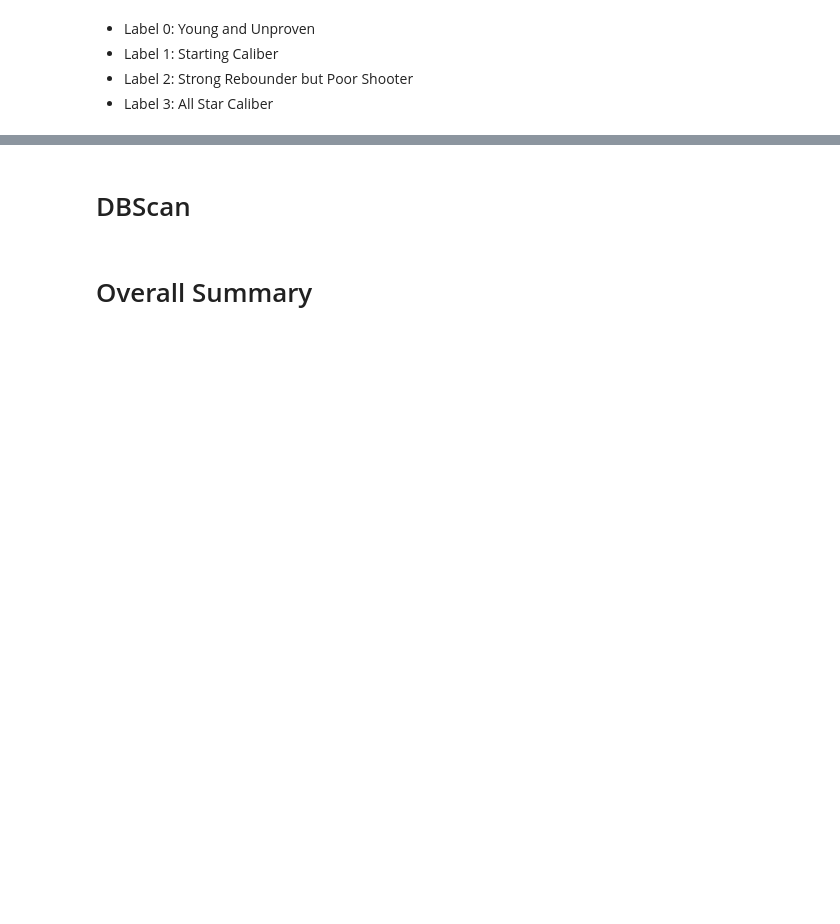
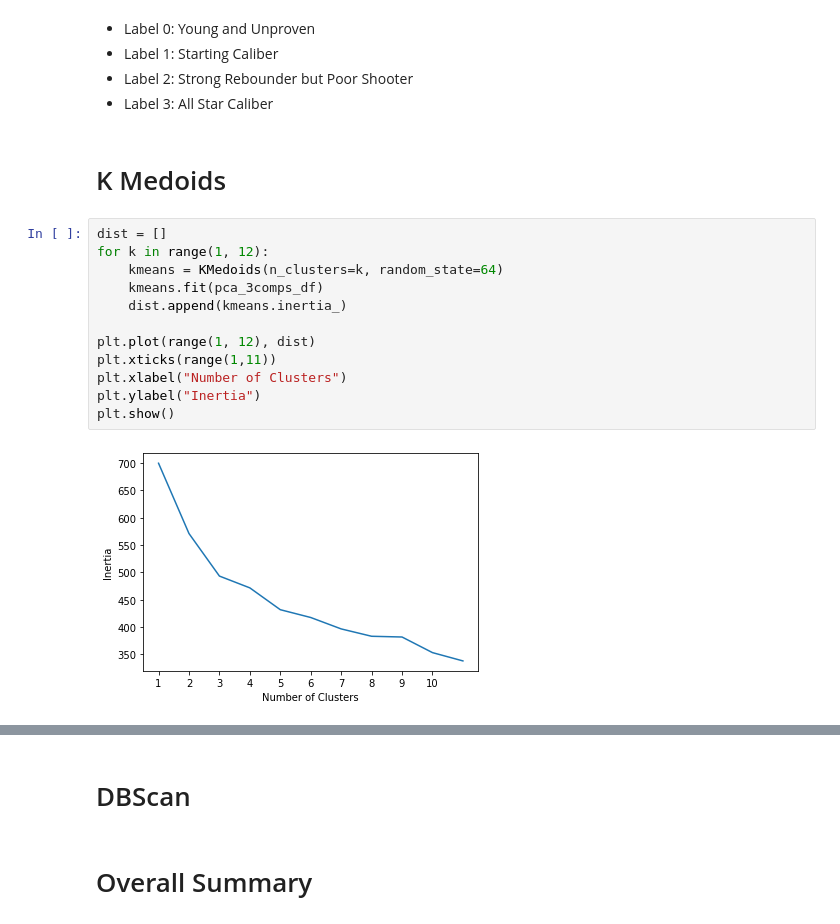
Before and after one commit to rwatling/data-mining-basketball-players, a Jupyter notebook: clustering.ipynb, the cells around one changed output, grey strips where cells are left out. Drawn from its saved outputs; the diff is of its cells as text; blank space fills up the shorter version.

Commit message:
kmedoids

```diff
--- a/clustering.ipynb
+++ b/clustering.ipynb
@@ -683,3 +684,19 @@ Index: []
 * Label 1: Starting Caliber
 * Label 2: Strong Rebounder but Poor Shooter
 * Label 3: All Star Caliber
+# %% [markdown]
+# K Medoids
+# %%
+dist = []
+for k in range(1, 12):
+    kmeans = KMedoids(n_clusters=k, random_state=64)
+    kmeans.fit(pca_3comps_df)
+    dist.append(kmeans.inertia_)
+
+plt.plot(range(1, 12), dist)
+plt.xticks(range(1,11))
+plt.xlabel("Number of Clusters")
+plt.ylabel("Inertia")
+plt.show()
+# %% [output]
+[figure, added]
```
Also changed, not shown: parts of 16 cells of this notebook, 1 other file.
